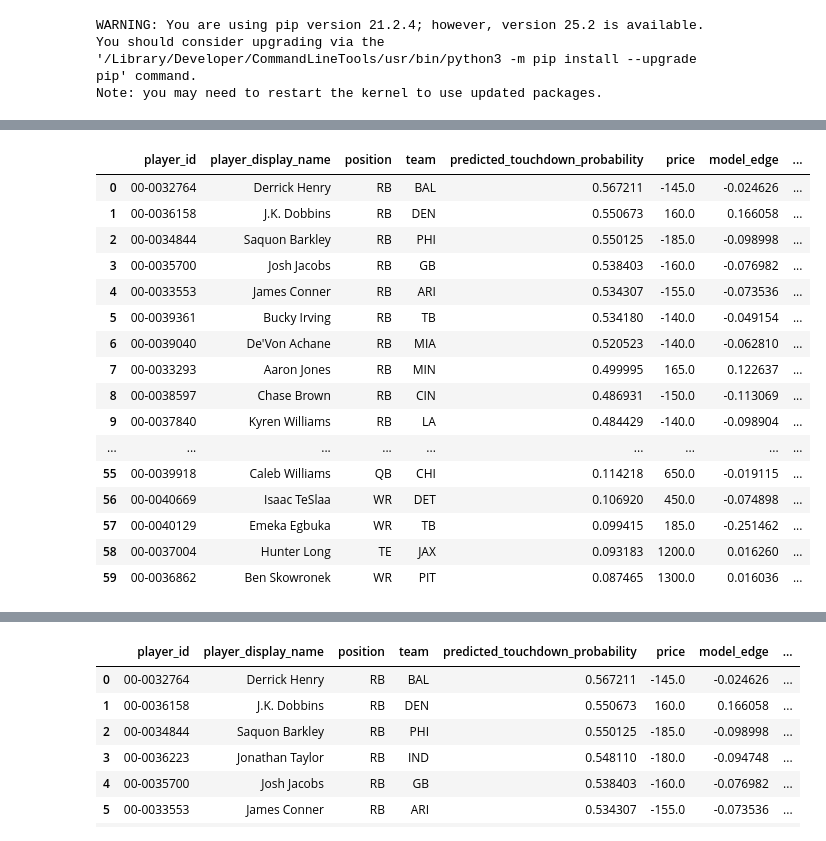
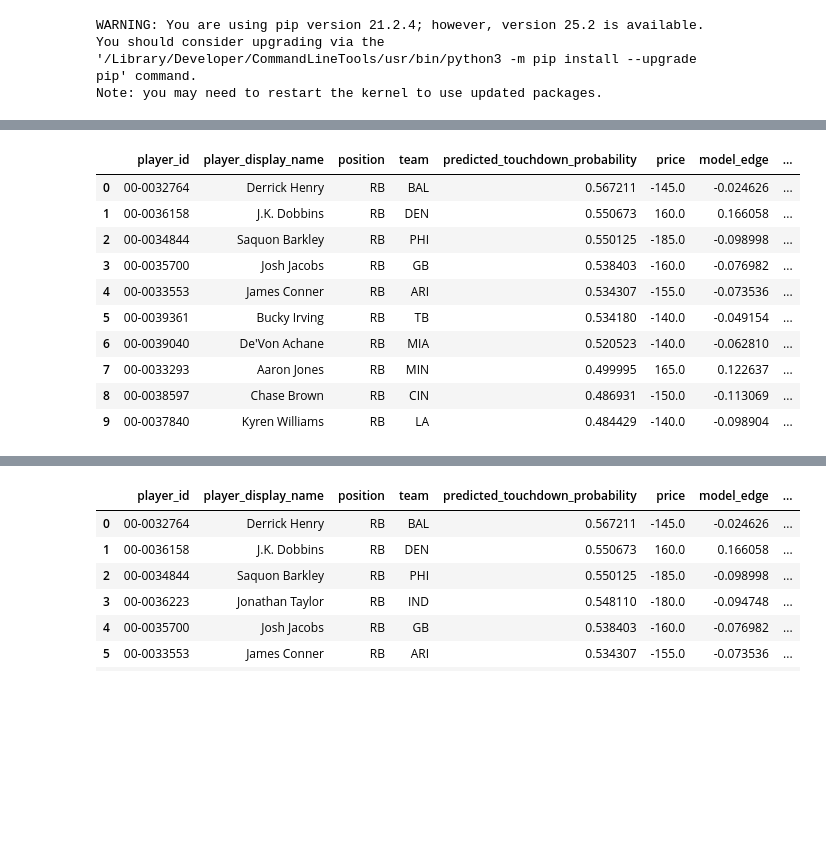
Before and after one commit to arysuri23/nfl_touchdown_model, a Jupyter notebook: evaluate.ipynb, the cells around one changed output, grey strips where cells are left out. Cells and saved outputs as stored; diff of their text form; code cells hidden in the pictures; blank space fills up the shorter version.

```diff
--- a/evaluate.ipynb
+++ b/evaluate.ipynb
@@ -107,33 +95,27 @@ predictions.head(50)
 # %%
 # Join predictions with scorers: prefer player_id, else fall back to name
 if 'player_id' in scorers.columns:
     pred_scored = predictions.merge(
         scorers[['player_id', 'tds']], on='player_id', how='inner'
     )
 else:
     pred_scored = predictions.merge(
         scorers[['player', 'tds']], left_on='player_display_name', right_on='player', how='inner'
     )
 
-pred_scored.sort_values(['predicted_touchdown_probability'], ascending=[False])
+pred_scored.sort_values(['predicted_touchdown_probability'], ascending=[False]).head(10)
 # %% [output]
 |  | player_id | player_display_name | position | team | predicted_touchdown_probability | price | model_edge | ... |
 | 0 | 00-0032764 | Derrick Henry | RB | BAL | 0.567211 | -145.0 | -0.024626 | ... |
 | 1 | 00-0036158 | J.K. Dobbins | RB | DEN | 0.550673 | 160.0 | 0.166058 | ... |
 | 2 | 00-0034844 | Saquon Barkley | RB | PHI | 0.550125 | -185.0 | -0.098998 | ... |
 | 3 | 00-0035700 | Josh Jacobs | RB | GB | 0.538403 | -160.0 | -0.076982 | ... |
 | 4 | 00-0033553 | James Conner | RB | ARI | 0.534307 | -155.0 | -0.073536 | ... |
 | 5 | 00-0039361 | Bucky Irving | RB | TB | 0.534180 | -140.0 | -0.049154 | ... |
 | 6 | 00-0039040 | De'Von Achane | RB | MIA | 0.520523 | -140.0 | -0.062810 | ... |
 | 7 | 00-0033293 | Aaron Jones | RB | MIN | 0.499995 | 165.0 | 0.122637 | ... |
 | 8 | 00-0038597 | Chase Brown | RB | CIN | 0.486931 | -150.0 | -0.113069 | ... |
 | 9 | 00-0037840 | Kyren Williams | RB | LA | 0.484429 | -140.0 | -0.098904 | ... |
-| ... | ... | ... | ... | ... | ... | ... | ... | ... |
-| 55 | 00-0039918 | Caleb Williams | QB | CHI | 0.114218 | 650.0 | -0.019115 | ... |
-| 56 | 00-0040669 | Isaac TeSlaa | WR | DET | 0.106920 | 450.0 | -0.074898 | ... |
-| 57 | 00-0040129 | Emeka Egbuka | WR | TB | 0.099415 | 185.0 | -0.251462 | ... |
-| 58 | 00-0037004 | Hunter Long | TE | JAX | 0.093183 | 1200.0 | 0.016260 | ... |
-| 59 | 00-0036862 | Ben Skowronek | WR | PIT | 0.087465 | 1300.0 | 0.016036 | ... |
 # %%
 ###Simulate betting on the top 10 running backs
 def simulate_betting(df, scorers):
```
Also changed, not shown: parts of 15 cells of this notebook, 18 other files.
